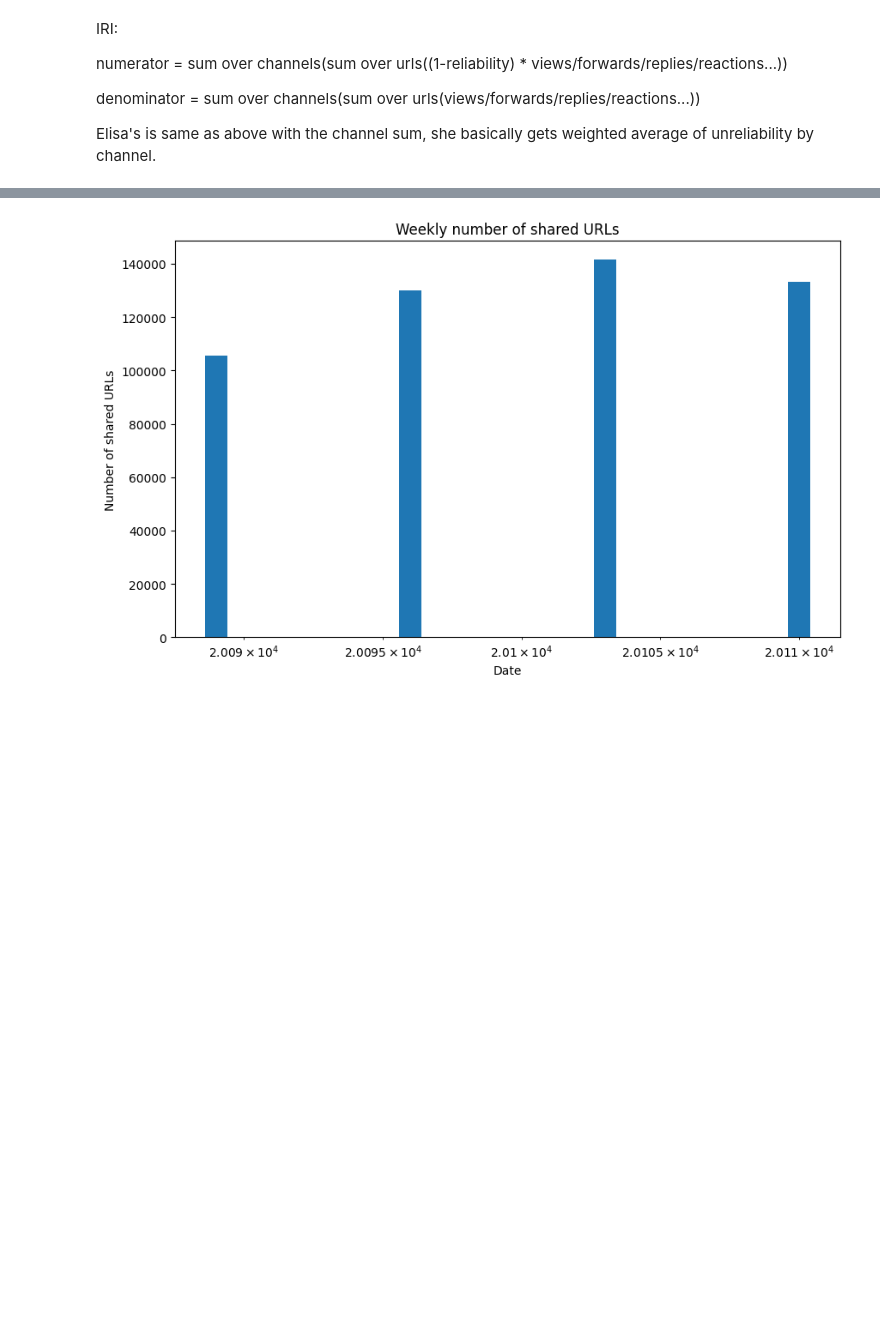
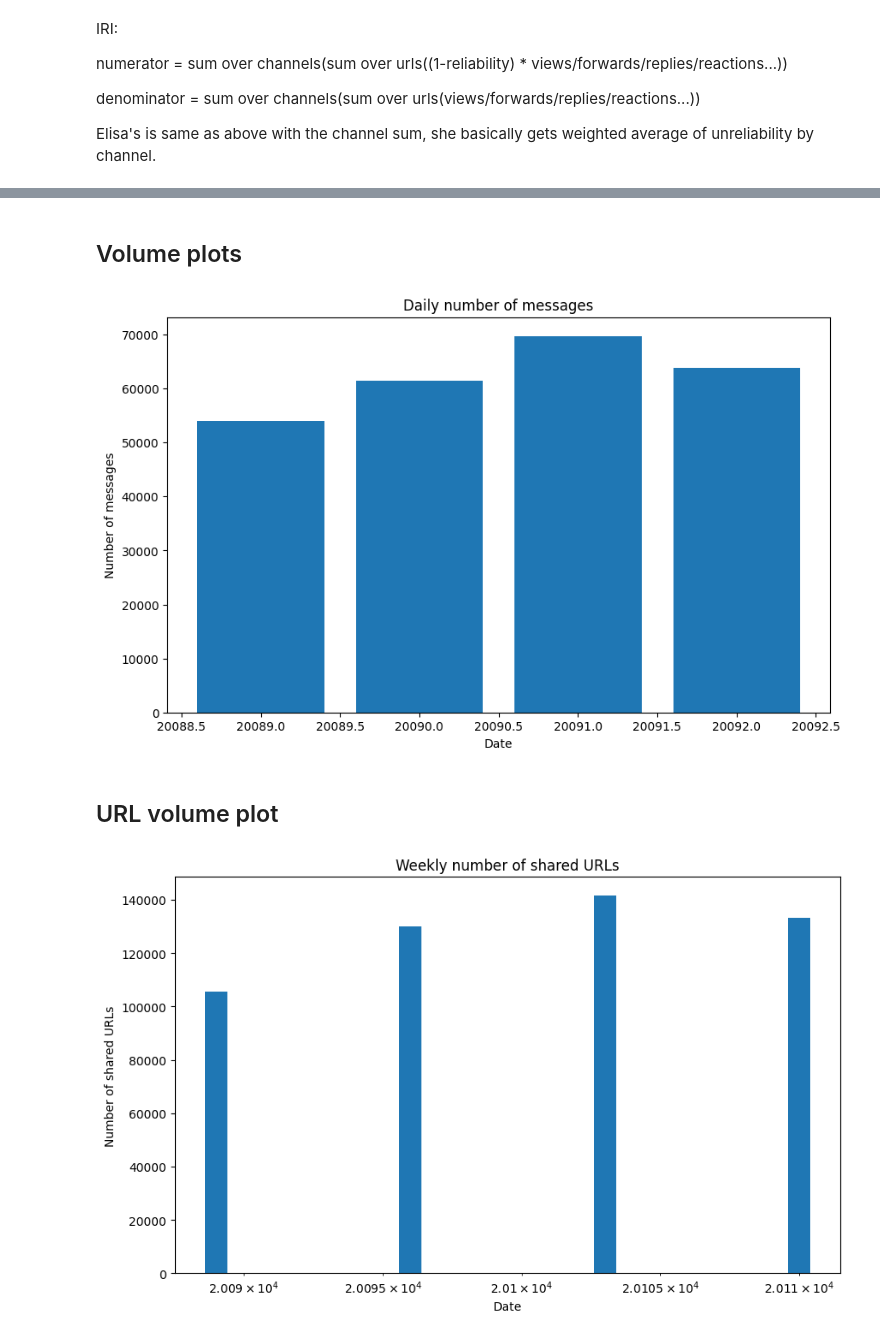
Before and after one commit to TLouf/AI4trust-observatory, a Jupyter notebook: viz.ipynb, the cells around one changed output, grey strips where cells are left out. Drawn from its saved outputs; the diff is of its cells as text; code cells hidden in the pictures; blank space fills up the shorter version.

Commit message:
add volume by type + reliability diff plots

```diff
--- a/viz.ipynb
+++ b/viz.ipynb
@@ -58,14 +58,24 @@ def df_from_data_d(data_d):
     return pl.DataFrame(data_d, schema_overrides={"date": pl.Datetime})
 
 
-def plot_from_d(plot_d: dict, ax, **kwargs):
-    df = df_from_data_d(plot_d["data"])
+def plot_from_d(data: pl.DataFrame, plot_d: dict, ax, **kwargs):
     if plot_d["chart_type"] == "bar":
-        ax.bar(x=plot_d["x_data"], height=plot_d["y_data"], data=df, **kwargs)
+        ax.bar(x=plot_d["x_data"], height=plot_d["y_data"], data=data, **kwargs)
     elif plot_d["chart_type"] == "line":
-        ax.plot(x=plot_d["x_data"], y=plot_d["y_data"], data=df, **kwargs)
+        ax.plot(x=plot_d["x_data"], y=plot_d["y_data"], data=data, **kwargs)
     elif plot_d["chart_type"] == "scatter":
-        ax.scatter(x=plot_d["x_data"], y=plot_d["y_data"], data=df, **kwargs)
+        ax.scatter(x=plot_d["x_data"], y=plot_d["y_data"], data=data, **kwargs)
+    elif plot_d["chart_type"] == "diff":
+        plot_data = data.with_columns(
+            pl.col(plot_d["x_data"]).alias("x_data"),
+            pl.col(plot_d["pos_y_data"]).alias("pos_y_data"),
+            -pl.col(plot_d["neg_y_data"]).alias("neg_y_data"),
+        ).with_columns(diff=pl.col("pos_y_data") + pl.col("neg_y_data"))
+        ax.bar(x="x_data", height="pos_y_data", data=plot_data, fc="seagreen", **kwargs)
+        ax.bar(x="x_data", height="neg_y_data", data=plot_data, fc="indianred", **kwargs)
+        ax.plot("x_data", "diff", data=plot_data, c="k", ls='--', **kwargs)
+        yticks = ax.get_yticks()
+        ax.set_yticks(yticks, [int(abs(tick)) for tick in yticks])
     ax.set_xlabel(plot_d.get("xlabel"))
     ax.set_ylabel(plot_d.get("ylabel"))
     ax.set_title(plot_d.get("title"))
@@ -231,0 +247,4 @@ fig.show()
+# %% [markdown]
+## Volume plots
+# %%
+plot_path = Path('daily_message_counts.json')
@@ -232,3 +262,13 @@ fig.show()
+# %%
+plot_d = load_dict(plot_path)
+df = df_from_data_d(plot_d["data"]).group_by(pl.col(plot_d['x_data'])).agg(pl.col(plot_d['y_data']).sum())
+fig, ax = plt.subplots(figsize=(10, 6))
+ax = plot_from_d(df, plot_d, ax)
+fig.show()
+# %% [output]
+[figure, added]
+# %% [markdown]
+## URL volume plot
 # %%
 plot_path = Path('weekly_url_counts.json')
 # %%
```
Also changed, not shown: parts of 22 cells of this notebook.
